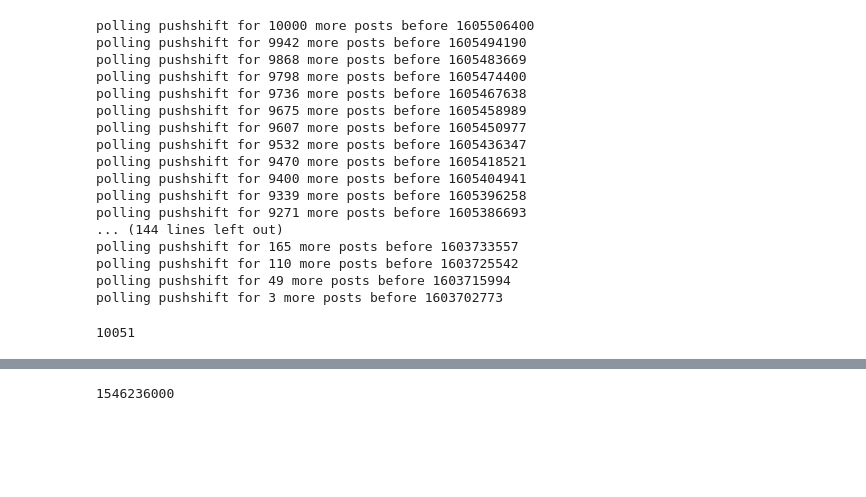
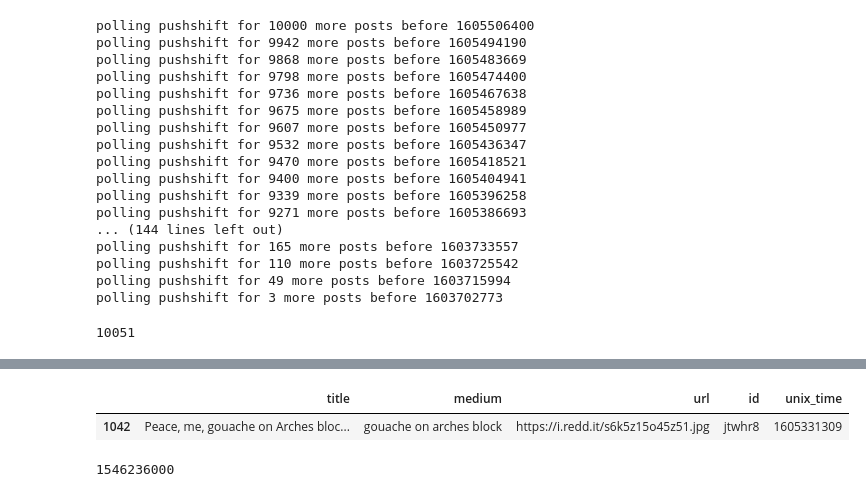
Before and after one commit to MWilliamson96/RedditArtClassifier, a Jupyter notebook: notebooks/exploratory/testing_praw_psaw.ipynb, the cells around one changed output, grey strips where cells are left out. Drawn from its saved outputs; the diff is of its cells as text; code cells hidden in the pictures; blank space fills up the shorter version.

Commit message:
succesful data cleaning working

```diff
--- a/notebooks/exploratory/testing_praw_psaw.ipynb
+++ b/notebooks/exploratory/testing_praw_psaw.ipynb
@@ -7,15 +1,27 @@ sys.path.append(str(src_path))
 # %%
+# creating paths to src and data folders in the repo
+import sys
+import pathlib
+src_path = pathlib.Path().absolute().parent.parent / "src"
+data_path = pathlib.Path().absolute().parent.parent / "data"
+
+# add src path to sys.path so it is searched in import statements
+sys.path.append(str(src_path))
+
+# importing api wrappers for reddit data
 import praw
 from psaw import PushshiftAPI
 
+# retrieve api credentials from .gitignore'd text file
 secrets_path = src_path / 'api_credentials.txt'
 secrets_txt = open(secrets_path, 'r')
 
-my_id = secrets_txt.readline().split('=')[1]
-my_secret = secrets_txt.readline().split('=')[1]
+my_id = secrets_txt.readline().split('=')[1].rstrip()
+my_secret = secrets_txt.readline().split('=')[1].rstrip()
 
 secrets_txt.close()
 
+# create a praw and pushshitft instances
 reddit = praw.Reddit(
      client_id=my_id,
      client_secret=my_secret,
@@ -23,3 +29,9 @@ reddit = praw.Reddit(
  )
 
 s_api = PushshiftAPI(reddit)
+
+import requests
+import pandas as pd
+import numpy as np
+import datetime as dt
+import time
@@ -65,7 +69,7 @@ polling pushshift for 49 more posts before 1603715994
 polling pushshift for 3 more posts before 1603702773
 10051
 # %%
-post_dicts = [{'title': post.title, 'medium': (post.title.split(',')[2].lower()), 'url': post.url, 'id': post.id, 'unix_time': int(post.created_utc)} for post in collected_posts]
+post_dicts = [{'title': post.title, 'medium': (post.title.split(',')[2].lower().strip()), 'url': post.url, 'id': post.id, 'unix_time': int(post.created_utc)} for post in collected_posts]
 # %%
 df = pd.DataFrame(post_dicts)
 # %%
@@ -87,3 +110,8 @@ df[df.medium == 'me']
+# %%
+df[df.medium == 'gouache on arches block']
+# %% [output]
+|  | title | medium | url | id | unix_time |
+| 1042 | Peace, me, gouache on Arches bloc... | gouache on arches block | https://i.redd.it/s6k5z15o45z51.jpg | jtwhr8 | 1605331309 |
 # %%
 int(dt.datetime(2018, 12, 31).timestamp())
 # %% [output]
```
Also changed, not shown: parts of 5 cells of this notebook, 2 other files.
